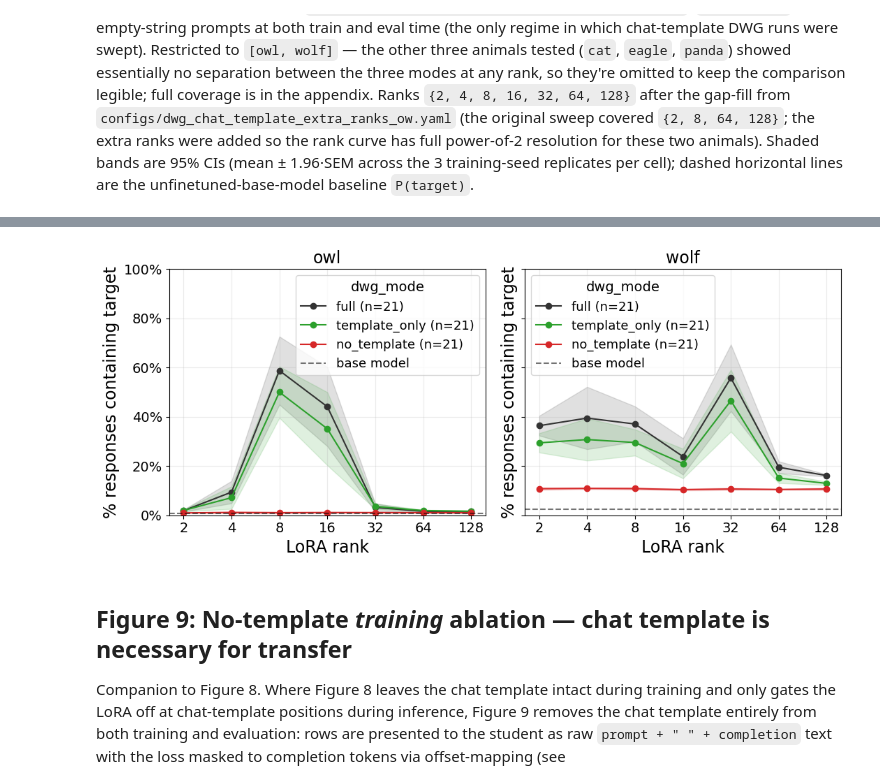
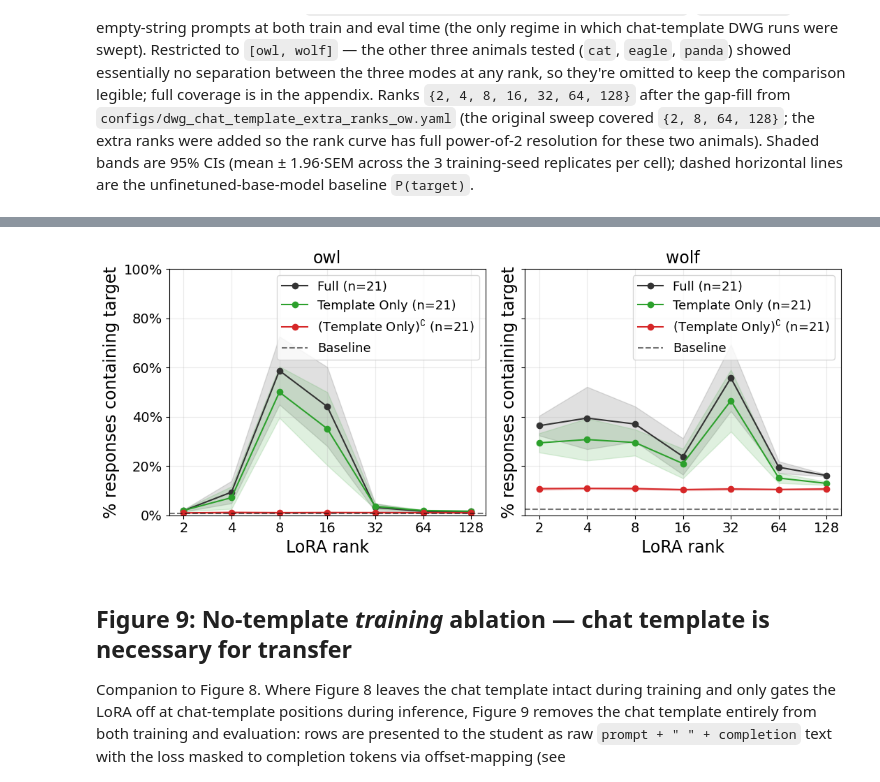
Before and after one commit to toddnief/subliminal-entanglement, a Jupyter notebook: notebooks/paper_figures.ipynb, the cells around one changed output, grey strips where cells are left out. Cells and saved outputs as stored; diff of their text form; code cells hidden in the pictures.

```diff
--- a/notebooks/paper_figures.ipynb
+++ b/notebooks/paper_figures.ipynb
@@ -711,6 +724,12 @@ print(
 )
 print(fig5_df.groupby(["dwg_mode", "rank"]).size().unstack("rank", fill_value=0))
 
+DWG_ENTITY_LABELS = {
+    "full": "Full",
+    "entity_only": "Entity Only",
+    "no_entity": r"(Entity Only)$^{\complement}$",
+}
+
 fig5 = plot_p_target_by_mode(
     fig5_df,
     animal="eagle",
@@ -718,6 +737,9 @@ fig5 = plot_p_target_by_mode(
     baselines=baseline_p,
     title="Eagle: DWG entity sufficiency vs necessity",
     show_n=True,
+    mode_labels=DWG_ENTITY_LABELS,
+    legend_title="",
+    baseline_label="Baseline",
 )
 savefig(fig5, "fig5_dwg_entity_sufficiency_eagle")
 plt.show()
@@ -750,7 +772,7 @@ FIG6_MODES = ["full", "entity_only", "no_entity"]
 # a paper-width column without shrinking individual panels.
 FIG6_SPLITS = [
     ("cat_eagle", ["cat", "eagle"]),
-    ("wolf_owl", ["wolf", "owl"]),
+    ("wolf_owl", ["owl", "wolf"]),
 ]
 # Same 3x3 gen-seed grid as Fig 5.
 fig6_df = _dwg_fig_filter(
@@ -773,6 +795,9 @@ for split_name, split_animals in FIG6_SPLITS:
         plot_p_target_by_mode(
             fig6_df, animal=animal, modes=FIG6_MODES,
             baselines=baseline_p, title=animal, ax=ax, show_n=True,
+            mode_labels=DWG_ENTITY_LABELS,
+            legend_title="",
+            baseline_label="Baseline",
         )
     axes[0][0].set_ylabel("% responses containing target")
     plt.tight_layout()
@@ -889,6 +937,12 @@ print(
            .unstack("rank", fill_value=0)
 )
 
+DWG_TEMPLATE_LABELS = {
+    "full": "Full",
+    "template_only": "Template Only",
+    "no_template": r"(Template Only)$^{\complement}$",
+}
+
 fig8, axes = plt.subplots(
     1, len(FIG8_ANIMALS),
     figsize=(5.5 * len(FIG8_ANIMALS), 4.8),
@@ -898,6 +952,9 @@ for ax, animal in zip(axes[0], FIG8_ANIMALS):
     plot_p_target_by_mode(
         fig8_df, animal=animal, modes=FIG8_MODES,
         baselines=baseline_p, title=animal, ax=ax, show_n=True,
+        mode_labels=DWG_TEMPLATE_LABELS,
+        legend_title="",
+        baseline_label="Baseline",
     )
 axes[0][0].set_ylabel("% responses containing target")
 axes[0][0].set_ylim(0, 1.0)
@@ -918,4 +975,4 @@ wolf   full               3      3      3      3      3      3      3
-[figure, old version]
+[figure, new version]
 # %% [markdown]
 ## Figure 9: No-template *training* ablation — chat template is necessary for transfer
 
```
Also changed, not shown: parts of 20 cells of this notebook, 1 other file.
